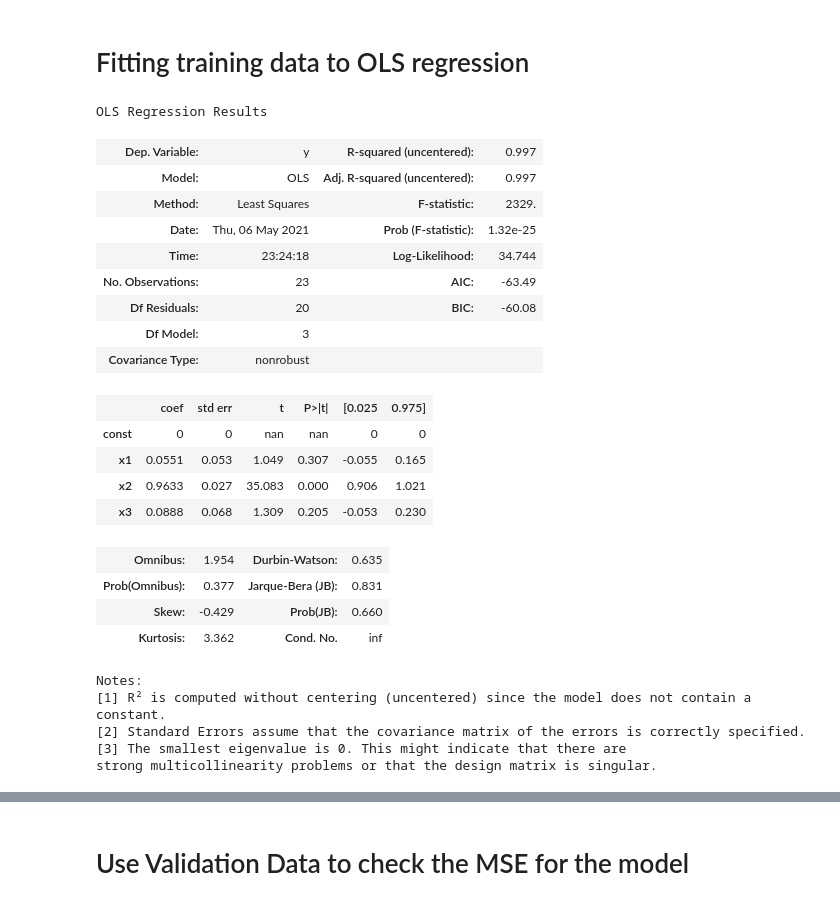
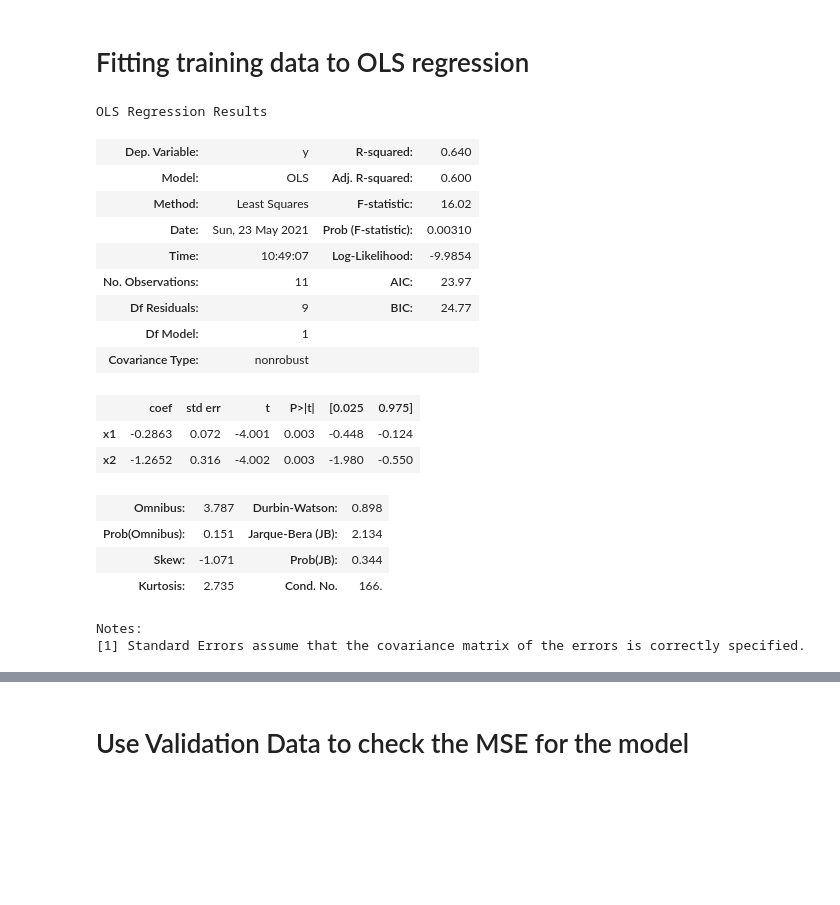
Before and after one commit to devkumar07/Automatic-Building-Fault-Diagnostic-System-Using-Smartphone-Research, a Jupyter notebook: ThermodynamicRegressionModel.ipynb, the cells around one changed output, grey strips where cells are left out. Drawn from its saved outputs; the diff is of its cells as text; code cells hidden in the pictures; blank space fills up the shorter version.

Commit message:
pushed regression model notebooks

```diff
--- a/ThermodynamicRegressionModel.ipynb
+++ b/ThermodynamicRegressionModel.ipynb
@@ -15,7 +15,8 @@ data['zone_temp'] = data['zone_temp'] +273
 data['supply_temp'] = data['supply_temp'] +273
 
 
-train = data[84:108]
+train = data[91:103]
 train = train.reset_index(drop=True)
-test = data[53080:53092]
+test = data[103:115]
 test = test.reset_index(drop=True)
+train.describe()
@@ -91,18 +102,16 @@ def generateNoise(noise, values):
 def modeled_equation(vals,coeffs):
     x1 = []
     x2 = []
-    x3 = []
-    x4 = []
     x = []
     y = []
     for i in range(1,len(vals)):
-        x1.append(-1231*(vals['zone_temp'][i] - vals['zone_temp'][i-1])/5 *coeffs[1])
-        x2.append(72.57* vals['occupancy'][i]*coeffs[2])
-        x3.append((vals['outdoor_temp'][i]-vals['zone_temp'][i])*coeffs[3])
-        #x4.append(coeffs[0])
-        y.append(-0.57*(vals['supply_temp'][i]-vals['zone_temp'][i]) * 1.005 * vals['air_flow'][i])
-        x.append(x1[i-1]+x2[i-1]+x3[i-1])
-    inputs = {'x1': x1,'x2':x2,'x3':x3}
+        c = (1231*240*(vals['zone_temp'][i]-vals['zone_temp'][i-1])/300)
+        c = c - (0.57*(vals['supply_temp'][i] - vals['zone_temp'][i])*1.005*vals['air_flow'][i])
+        c = c - 100 * vals['occupancy'][i]
+        y.append(c)
+        x1.append(100)
+        x2.append(vals['outdoor_temp'][i]-vals['zone_temp'][i])
+    inputs = {'x1':x1, 'x2':x2}
     output = {'y':y}
     return inputs, output
 
@@ -110,13 +119,15 @@ def modeled_equation(vals,coeffs):
 def define_vectors(vals):
     x1 = []
     x2 = []
-    x3 = []
+    x = []
     y = []
     for i in range(1,len(vals)):
-        x1.append(-1231*(vals['zone_temp'][i] - vals['zone_temp'][i-1])/5)
-        x2.append(72.57*vals['occupancy'][i])
-        x3.append((vals['outdoor_temp'][i]-vals['zone_temp'][i]))
-        y.append(-0.57*(vals['supply_temp'][i]-vals['zone_temp'][i]) * 1.005 * vals['air_flow'][i])
-    inputs = {'x1': x1,'x2':x2,'x3':x3}
+        c = (1231*240*(vals['zone_temp'][i]-vals['zone_temp'][i-1])/300)
+        c = c - (0.57*(vals['supply_temp'][i] - vals['zone_temp'][i])*1.005*vals['air_flow'][i])
+        c = c - 100 * vals['occupancy'][i]
+        y.append(c)
+        x1.append(100)
+        x2.append((vals['outdoor_temp'][i]-vals['zone_temp'][i]))
+    inputs = {'x1':x1, 'x2':x2}
     output = {'y':y}
     return inputs, output
@@ -133,11 +162,11 @@ scaler1 = StandardScaler()
 scaler2 = StandardScaler()
 
 inputs = pd.DataFrame(data = inputs)
-inputs = sm.add_constant(inputs) #We add constant because statsmodel library requires us. Otherwise, it would take the form: y = mx.
+#inputs = sm.add_constant(inputs) #We add constant because statsmodel library requires us. Otherwise, it would take the form: y = mx.
 output = pd.DataFrame(data = output)
 
 inputs_test = pd.DataFrame(data = inputs_test)
-inputs_test = sm.add_constant(inputs_test)
+#inputs_test = sm.add_constant(inputs_test)
 output_test = pd.DataFrame(data = output_test)
 
 inputs_scaled = scaler1.fit_transform(inputs)
@@ -150,33 +179,28 @@ output_scaled_test = scaler2.transform(output_test)
 # %%
 #x1: M_n
 #x2: Q_n
 #x3: R_n
-model = sm.OLS(output_scaled, inputs_scaled)
+model = sm.OLS(output_scaled, inputs)
 results = model.fit()
+results.params
 results.summary()
-#print(results.params
 # %% [output]
 OLS Regression Results
-| Dep. Variable: | y | R-squared (uncentered): | 0.997 |
-| Model: | OLS | Adj. R-squared (uncentered): | 0.997 |
-| Method: | Least Squares | F-statistic: | 2329. |
-| Date: | Thu, 06 May 2021 | Prob (F-statistic): | 1.32e-25 |
-| Time: | 23:24:18 | Log-Likelihood: | 34.744 |
-| No. Observations: | 23 | AIC: | -63.49 |
-| Df Residuals: | 20 | BIC: | -60.08 |
-| Df Model: | 3 |  |  |
+| Dep. Variable: | y | R-squared: | 0.640 |
+| Model: | OLS | Adj. R-squared: | 0.600 |
+| Method: | Least Squares | F-statistic: | 16.02 |
+| Date: | Sun, 23 May 2021 | Prob (F-statistic): | 0.00310 |
+| Time: | 10:49:07 | Log-Likelihood: | -9.9854 |
+| No. Observations: | 11 | AIC: | 23.97 |
+| Df Residuals: | 9 | BIC: | 24.77 |
+| Df Model: | 1 |  |  |
 | Covariance Type: | nonrobust |  |  |
 |  | coef | std err | t | P>|t| | [0.025 | 0.975] |
-| const | 0 | 0 | nan | nan | 0 | 0 |
-| x1 | 0.0551 | 0.053 | 1.049 | 0.307 | -0.055 | 0.165 |
-| x2 | 0.9633 | 0.027 | 35.083 | 0.000 | 0.906 | 1.021 |
-| x3 | 0.0888 | 0.068 | 1.309 | 0.205 | -0.053 | 0.230 |
+| x1 | -0.2863 | 0.072 | -4.001 | 0.003 | -0.448 | -0.124 |
+| x2 | -1.2652 | 0.316 | -4.002 | 0.003 | -1.980 | -0.550 |
-| Omnibus: | 1.954 | Durbin-Watson: | 0.635 |
-| Prob(Omnibus): | 0.377 | Jarque-Bera (JB): | 0.831 |
-| Skew: | -0.429 | Prob(JB): | 0.660 |
-| Kurtosis: | 3.362 | Cond. No. | inf |
+| Omnibus: | 3.787 | Durbin-Watson: | 0.898 |
+| Prob(Omnibus): | 0.151 | Jarque-Bera (JB): | 2.134 |
+| Skew: | -1.071 | Prob(JB): | 0.344 |
+| Kurtosis: | 2.735 | Cond. No. | 166. |
 Notes:
-[1] R² is computed without centering (uncentered) since the model does not contain a constant.
-[2] Standard Errors assume that the covariance matrix of the errors is correctly specified.
-[3] The smallest eigenvalue is 0. This might indicate that there are
-strong multicollinearity problems or that the design matrix is singular.
+[1] Standard Errors assume that the covariance matrix of the errors is correctly specified.
```
Also changed, not shown: parts of 15 cells of this notebook, 2 other files.
